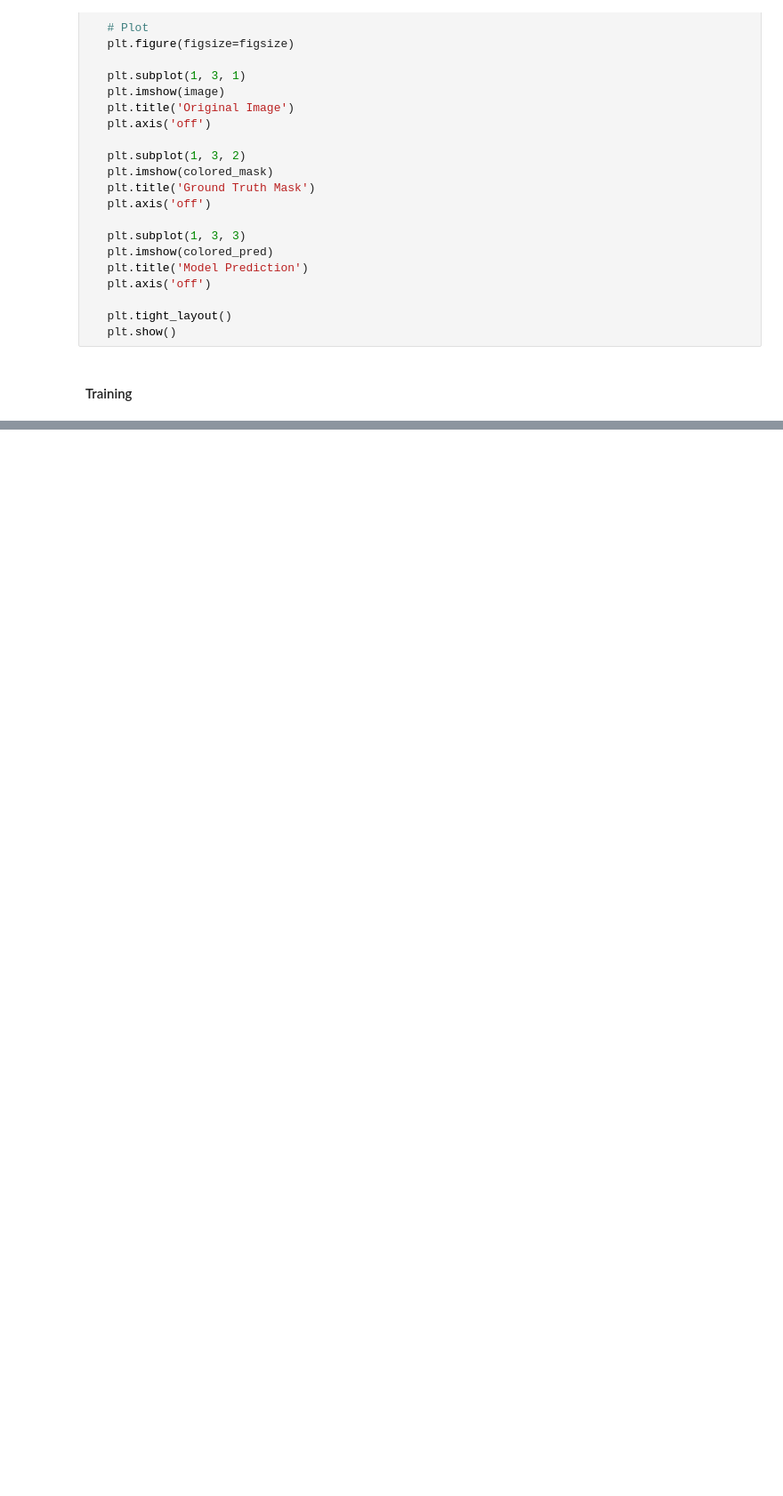
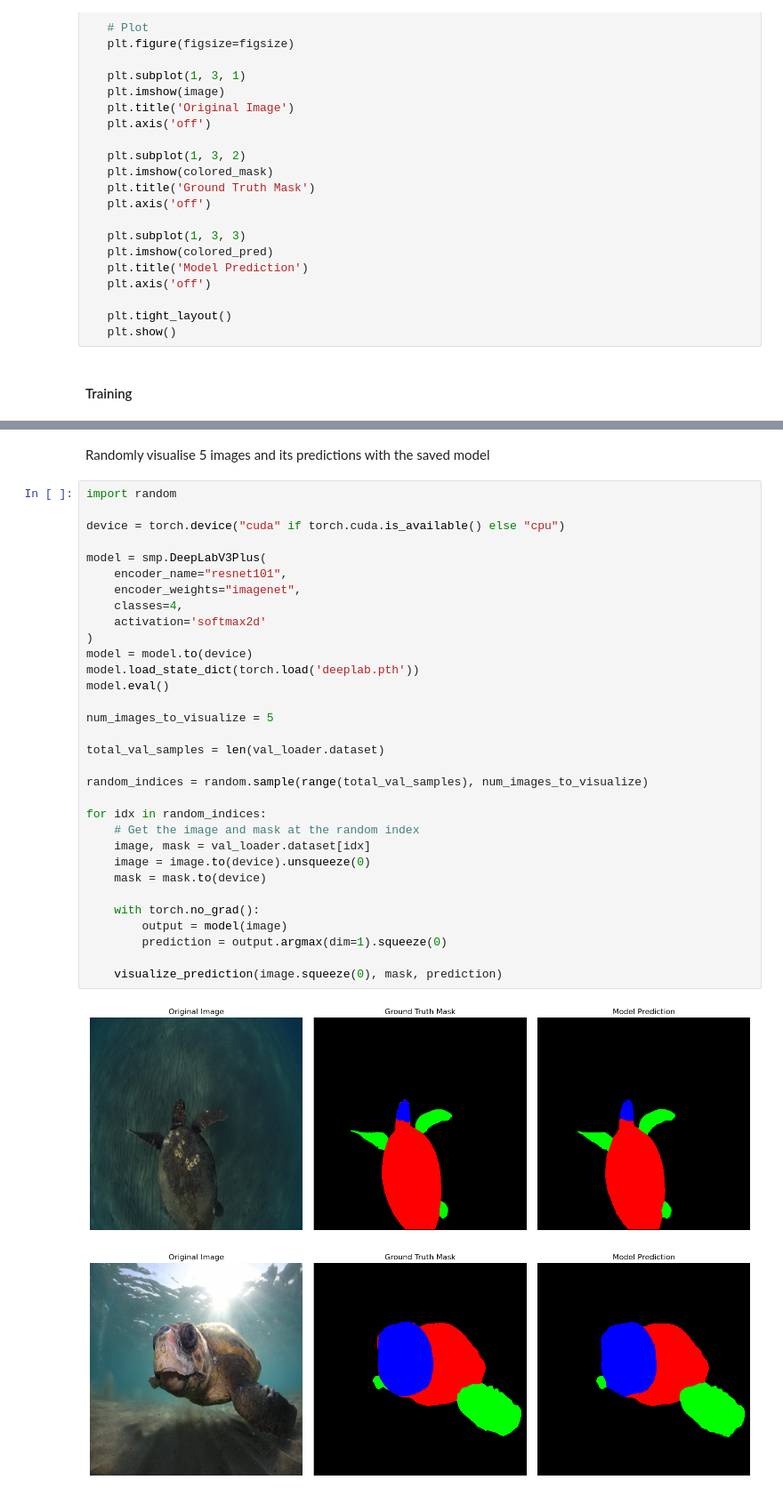
Before and after one commit to hongliang0/SeaTurtleID2022, a Jupyter notebook: deeplab.ipynb, the cells around one changed output, grey strips where cells are left out. Shown at 89% size. Saved outputs shown, nothing was run; the diff lists cells and outputs as text; blank space fills up the shorter version.

```diff
--- a/deeplab.ipynb
+++ b/deeplab.ipynb
@@ -302,0 +424,37 @@ for epoch in range(num_epochs):
+# %% [markdown]
+Randomly visualise 5 images and its predictions with the saved model
+# %%
+import random
+
+device = torch.device("cuda" if torch.cuda.is_available() else "cpu")
+
+model = smp.DeepLabV3Plus(
+    encoder_name="resnet101",
+    encoder_weights="imagenet",
+    classes=4,
+    activation='softmax2d'
+)
+model = model.to(device)
+model.load_state_dict(torch.load('deeplab.pth'))
+model.eval()
+
+num_images_to_visualize = 5
+
+total_val_samples = len(val_loader.dataset)
+
+random_indices = random.sample(range(total_val_samples), num_images_to_visualize)
+
+for idx in random_indices:
+    # Get the image and mask at the random index
+    image, mask = val_loader.dataset[idx]
+    image = image.to(device).unsqueeze(0)
+    mask = mask.to(device)
+
+    with torch.no_grad():
+        output = model(image)
+        prediction = output.argmax(dim=1).squeeze(0)
+
+    visualize_prediction(image.squeeze(0), mask, prediction)
+# %% [output]
+[figure, added]
+[figure, added]
```
Also changed, not shown: parts of 7 cells of this notebook.
